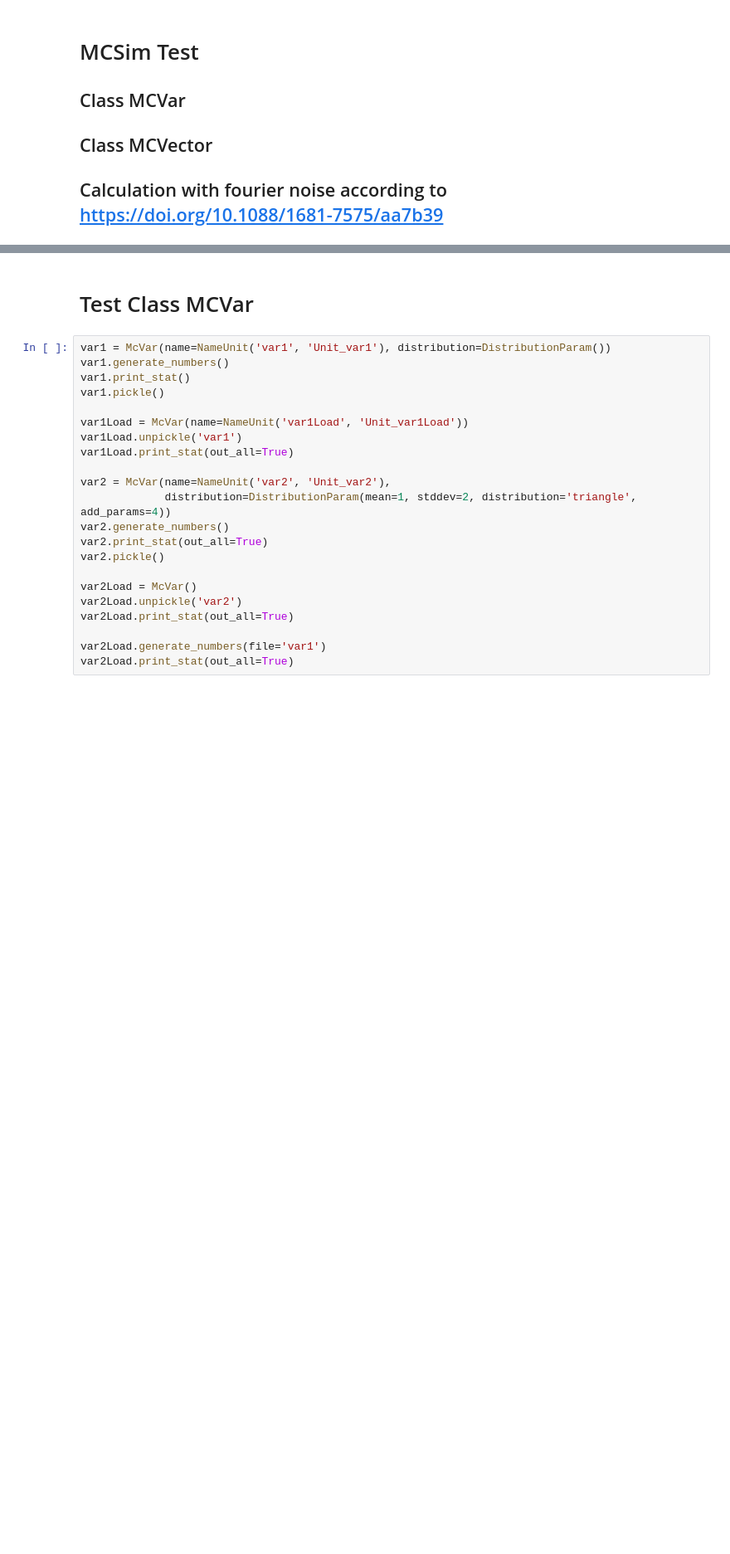
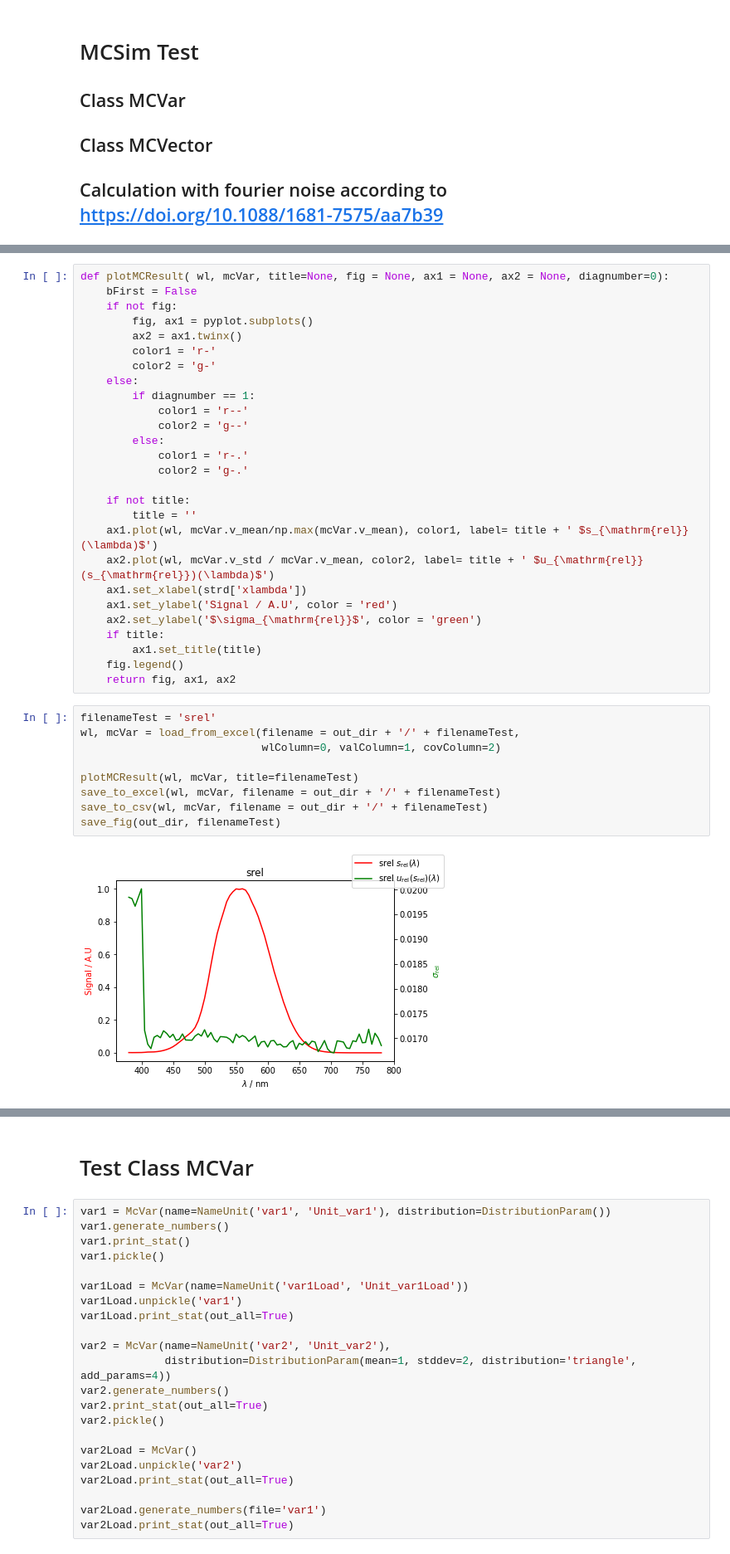
Before and after one commit to empir19nrm02/empir19nrm02, a Jupyter notebook: empir19nrm02/Jupyter/MCSim_Test.ipynb, the cells around one changed output, grey strips where cells are left out. Shown at 83% size. Saved outputs shown, nothing was run; the diff lists cells and outputs as text; blank space fills up the shorter version.

```diff
--- a/empir19nrm02/Jupyter/MCSim_Test.ipynb
+++ b/empir19nrm02/Jupyter/MCSim_Test.ipynb
@@ -41,3 +47,41 @@ print( 'CWD:', os.getcwd())
 # %% [output]
 Version of luxpy: v1.10.0
 CWD: E:\TTBV\Python\empir19nrm02\empir19nrm02\Jupyter
+# %%
+def plotMCResult( wl, mcVar, title=None, fig = None, ax1 = None, ax2 = None, diagnumber=0):
+    bFirst = False
+    if not fig:
+        fig, ax1 = pyplot.subplots()
+        ax2 = ax1.twinx()
+        color1 = 'r-'
+        color2 = 'g-'
+    else:
+        if diagnumber == 1:
+            color1 = 'r--'
+            color2 = 'g--'
+        else:
+            color1 = 'r-.'
+            color2 = 'g-.'
+
+    if not title:
+        title = ''
+    ax1.plot(wl, mcVar.v_mean/np.max(mcVar.v_mean), color1, label= title + ' $s_{\mathrm{rel}}(\lambda)$')
+    ax2.plot(wl, mcVar.v_std / mcVar.v_mean, color2, label= title + ' $u_{\mathrm{rel}}(s_{\mathrm{rel}})(\lambda)$')
+    ax1.set_xlabel(strd['xlambda'])
+    ax1.set_ylabel('Signal / A.U', color = 'red')
+    ax2.set_ylabel('$\sigma_{\mathrm{rel}}$', color = 'green')
+    if title:
+        ax1.set_title(title)
+    fig.legend()
+    return fig, ax1, ax2
+# %%
+filenameTest = 'srel'
+wl, mcVar = load_from_excel(filename = out_dir + '/' + filenameTest,
+                            wlColumn=0, valColumn=1, covColumn=2)
+
+plotMCResult(wl, mcVar, title=filenameTest)
+save_to_excel(wl, mcVar, filename = out_dir + '/' + filenameTest)
+save_to_csv(wl, mcVar, filename = out_dir + '/' + filenameTest)
+save_fig(out_dir, filenameTest)
+# %% [output]
+[figure, added]
```
Also changed, not shown: parts of 8 cells of this notebook, 5 other files.
